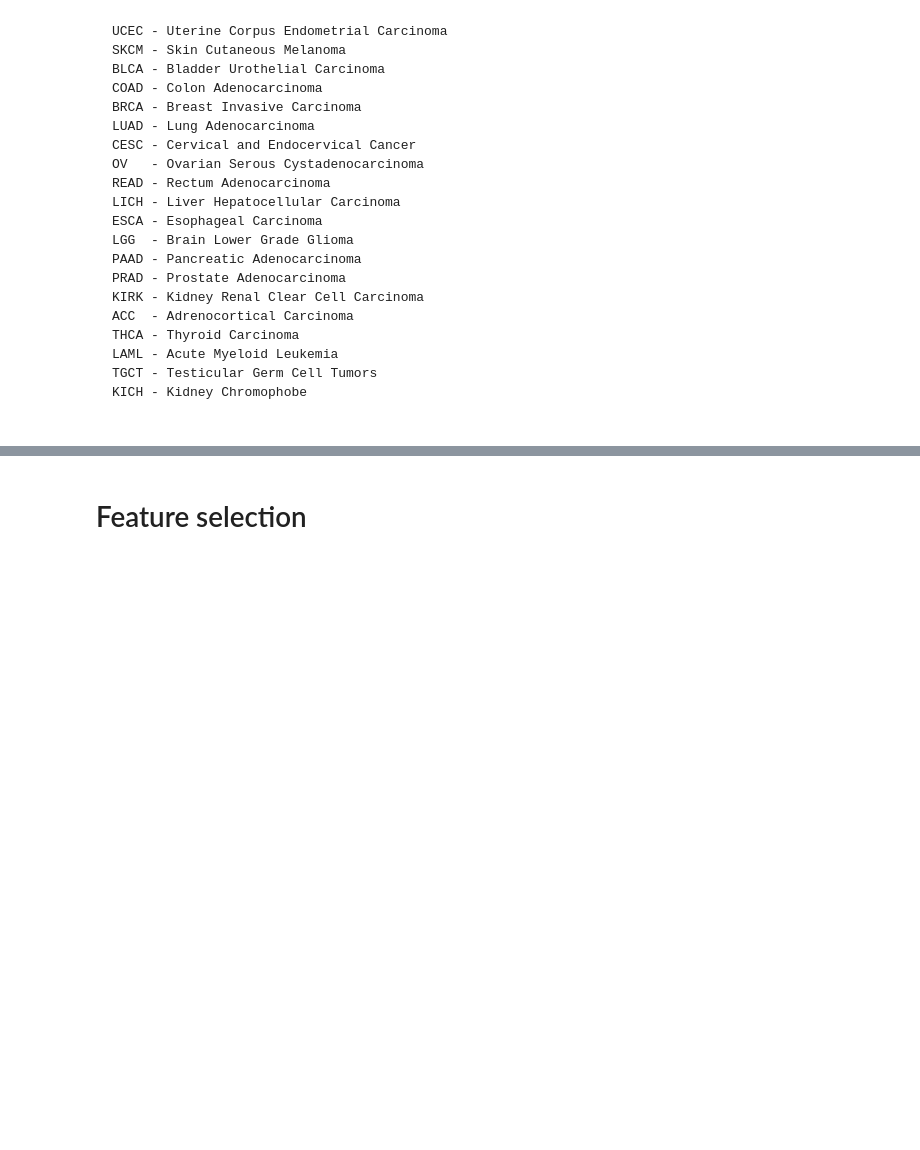
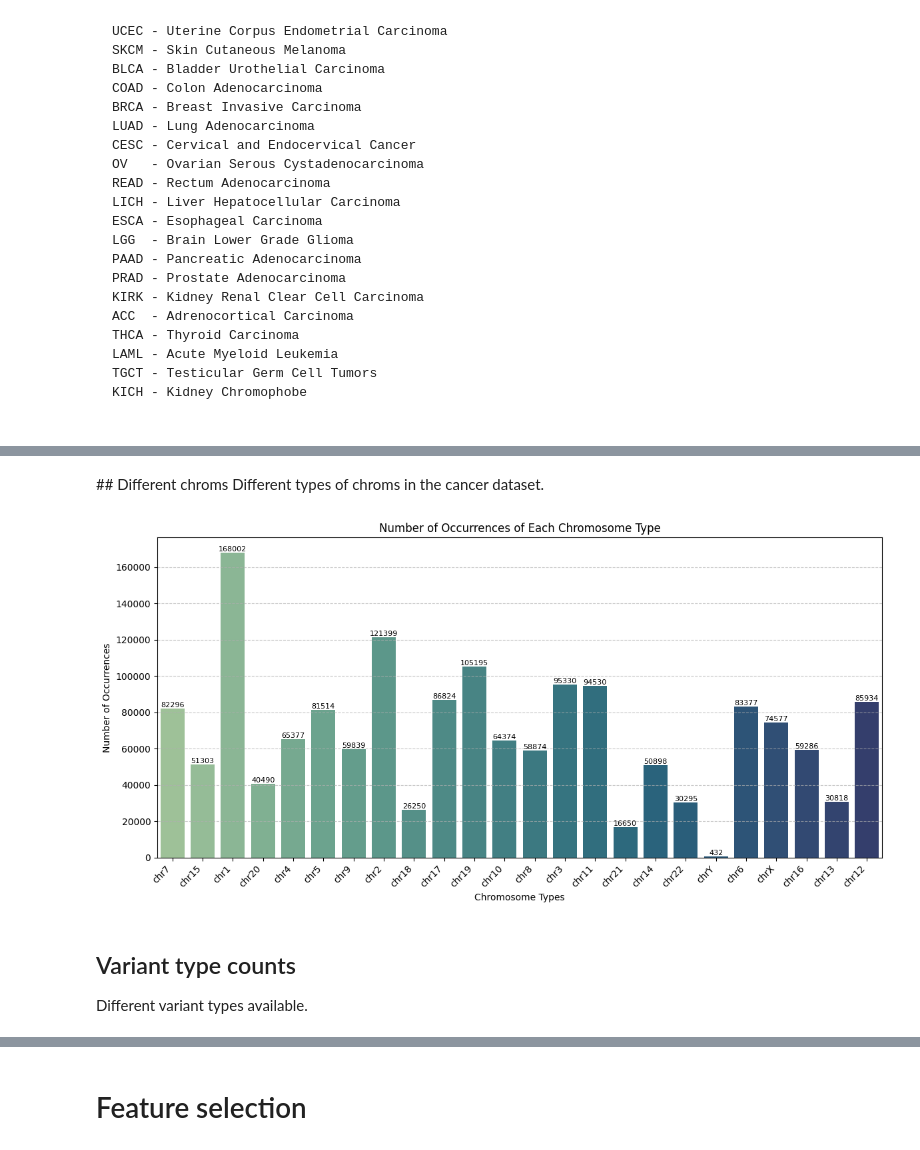
Before and after one commit to shuv50/Azure-Machine-Learning, a Jupyter notebook: Cancer_Prediction.ipynb, the cells around one changed output, grey strips where cells are left out. Drawn from its saved outputs; the diff is of its cells as text; code cells hidden in the pictures; blank space fills up the shorter version.

```diff
--- a/Cancer_Prediction.ipynb
+++ b/Cancer_Prediction.ipynb
@@ -298,0 +359,28 @@ for column in pan_cancer_df.columns:
+# %% [markdown]
+## Different chroms
+Different types of chroms in the cancer dataset.
+# %%
+# Chrom counts
+chrom_counts = pan_cancer_df['chrom'].value_counts().sample(frac=1, random_state=42)
+
+# Graph of number of patients of each cancer types
+plt.figure(figsize=(12, 6))
+sns.barplot(x=chrom_counts.index, y=chrom_counts.values, palette='crest')
+
+# Label each bar with its value
+for i, value in enumerate(chrom_counts.values):
+  plt.text(i, value + 0.1, str(value), ha='center', va='bottom', fontsize=8)
+
+plt.grid(axis='y', linestyle='--', alpha=0.7)
+plt.xlabel('Chromosome Types')
+plt.ylabel('Number of Occurrences')
+plt.title('Number of Occurrences of Each Chromosome Type')
+plt.xticks(rotation=45, ha='right')
+plt.tight_layout()
+plt.show()
+# %% [output]
+[figure, added]
+# %% [markdown]
+## Variant type counts
+
+Different variant types available.
```
Also changed, not shown: parts of 121 cells of this notebook.
